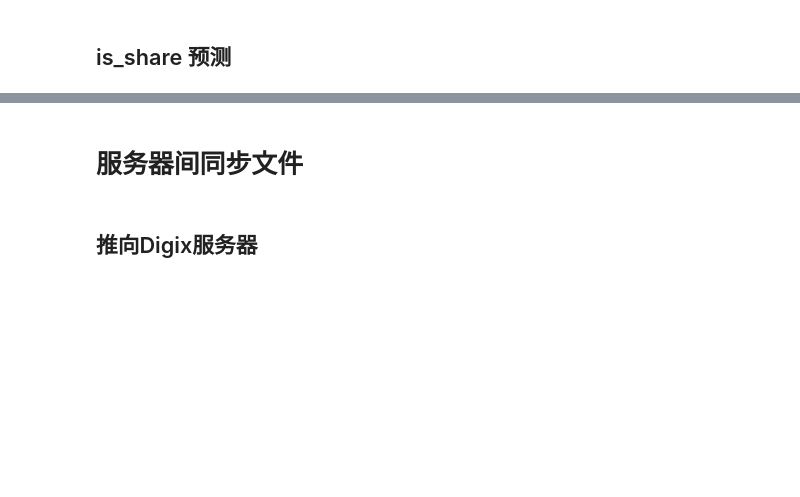
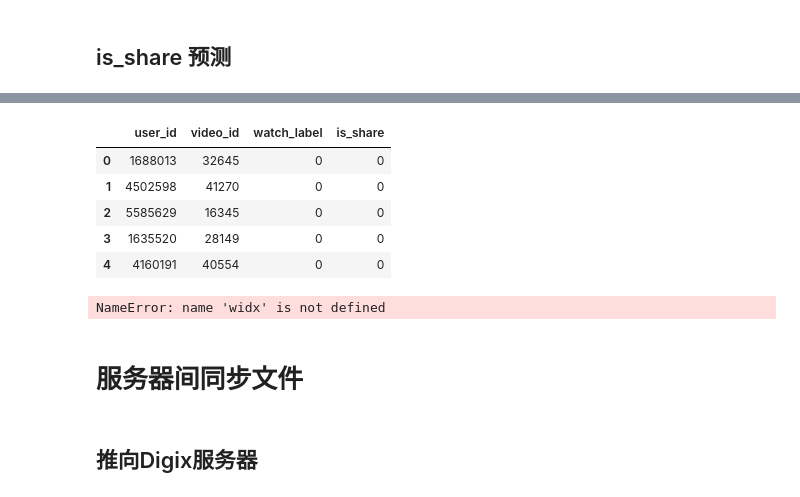
Before and after one commit to GZYZG/2021-digix-recommendation, a Jupyter notebook: Models/models.ipynb, the cells around one changed output, grey strips where cells are left out. Saved outputs shown, nothing was run; the diff lists cells and outputs as text; code cells hidden in the pictures; blank space fills up the shorter version.

```diff
--- a/Models/models.ipynb
+++ b/Models/models.ipynb
@@ -310,0 +755,10 @@ sh_bst = xgb.train(param, xg_train, num_round, watchlist)
+# %%
+tdf = pd.read_csv('../submission-1624955107.csv')
+tdf.head()
+# %% [output]
+|  | user_id | video_id | watch_label | is_share |
+| 0 | 1688013 | 32645 | 0 | 0 |
+| 1 | 4502598 | 41270 | 0 | 0 |
+| 2 | 5585629 | 16345 | 0 | 0 |
+| 3 | 1635520 | 28149 | 0 | 0 |
+| 4 | 4160191 | 40554 | 0 | 0 |
@@ -311,3 +768,7 @@ sh_bst = xgb.train(param, xg_train, num_round, watchlist)
+# %%
+widx.sum(), sidx.sum()
+# %% [output]
+NameError: name 'widx' is not defined
 # %% [markdown]
 # 服务器间同步文件
 # %% [markdown]
```
Also changed, not shown: parts of 81 cells of this notebook, 4 other files.
